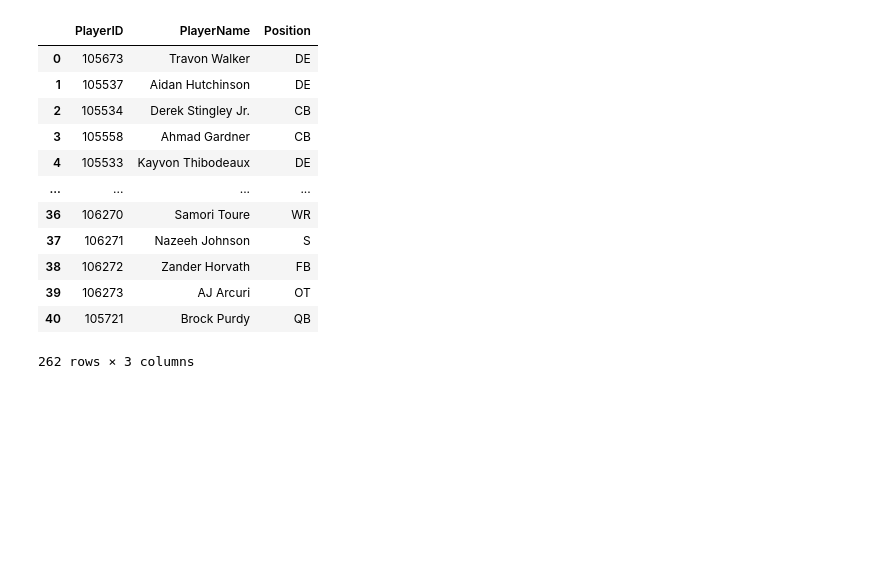
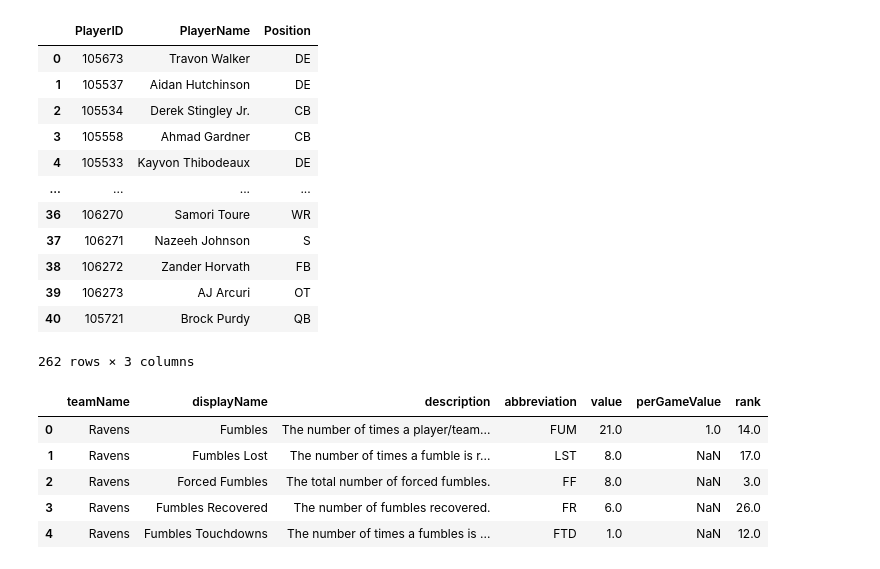
Before and after one commit to okennedyumd/INST414-Project, a Jupyter notebook: NFL_API_DATABASE.ipynb, the cells around one changed output. Cells and saved outputs as stored; diff of their text form; code cells hidden in the pictures; blank space fills up the shorter version.

```diff
--- a/NFL_API_DATABASE.ipynb
+++ b/NFL_API_DATABASE.ipynb
@@ -417,3 +428,5 @@ draft2021
 262 rows × 3 columns
 # %%
 draft2021.to_csv('.csv')
+# %%
+stats2021_df = pd.read_csv('Full NFL Stats 2021.csv')
@@ -419,0 +435,9 @@ draft2021.to_csv('.csv')
+# %%
+stats2021_df.head()
+# %% [output]
+|  | teamName | displayName | description | abbreviation | value | perGameValue | rank |
+| 0 | Ravens | Fumbles | The number of times a player/team... | FUM | 21.0 | 1.0 | 14.0 |
+| 1 | Ravens | Fumbles Lost | The number of times a fumble is r... | LST | 8.0 | NaN | 17.0 |
+| 2 | Ravens | Forced Fumbles | The total number of forced fumbles. | FF | 8.0 | NaN | 3.0 |
+| 3 | Ravens | Fumbles Recovered | The number of fumbles recovered. | FR | 6.0 | NaN | 26.0 |
+| 4 | Ravens | Fumbles Touchdowns | The number of times a fumbles is ... | FTD | 1.0 | NaN | 12.0 |
```
Also changed, not shown: parts of 8 cells of this notebook, 2 other files.
